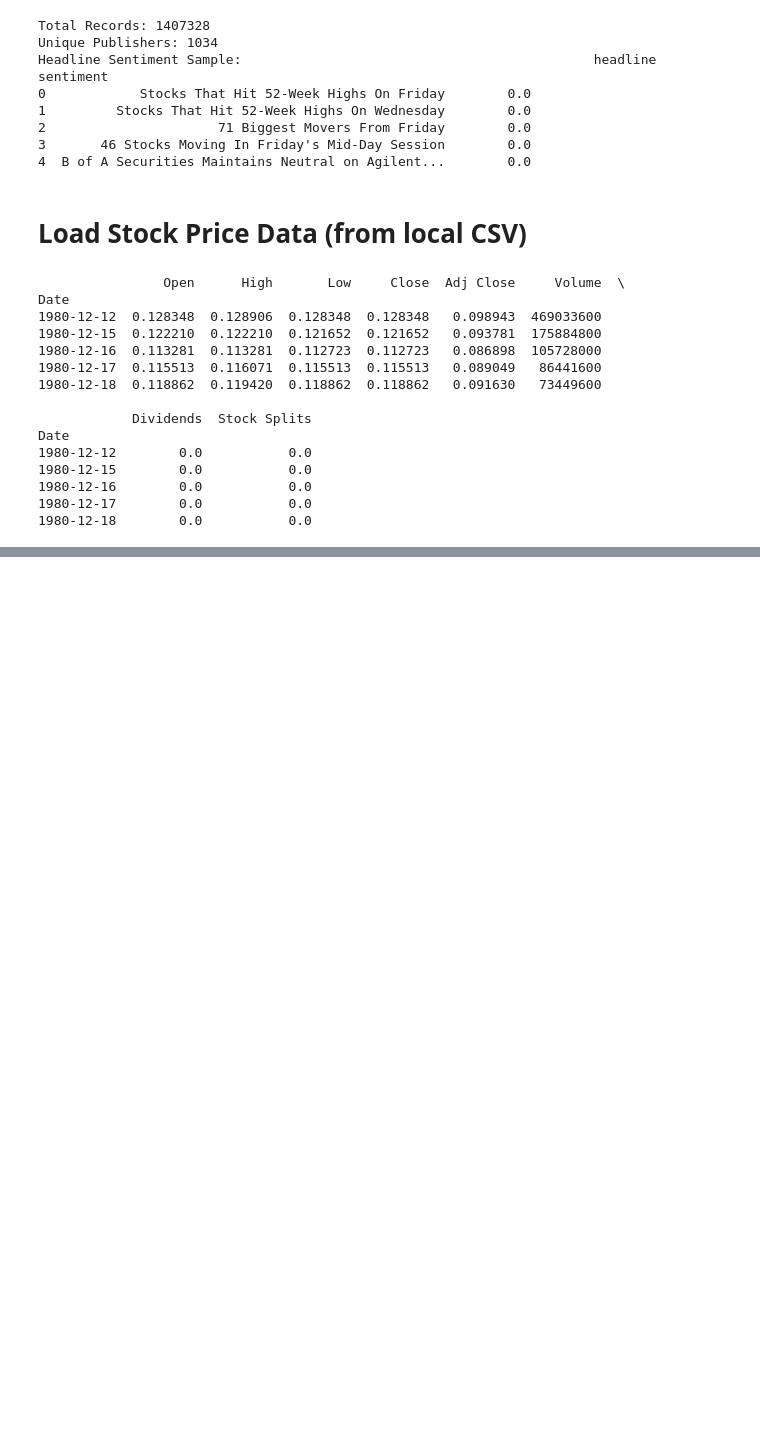
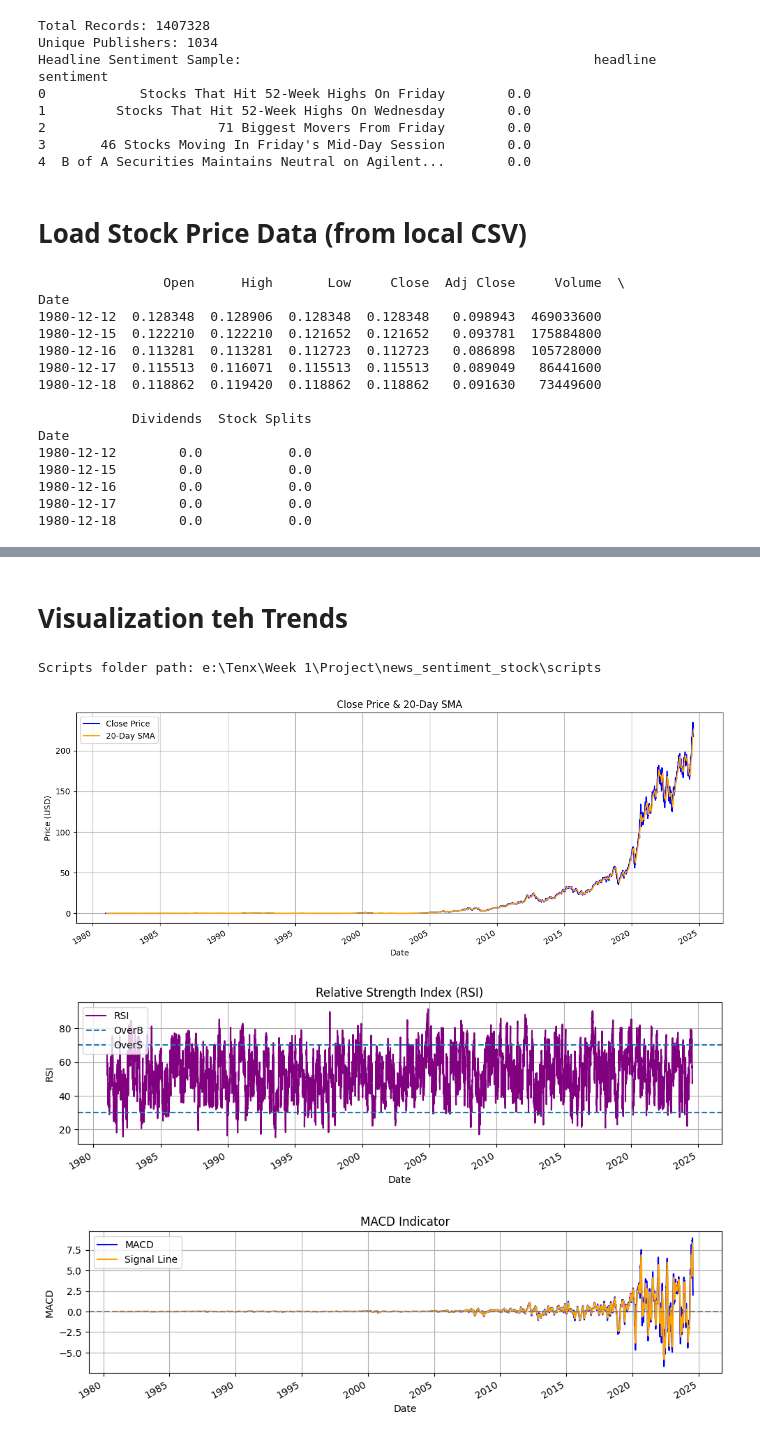
Before and after one commit to BetselotYitagesu/news_sentiment_stock, a Jupyter notebook: notebooks/eda_news_sentiment.ipynb, the cells around one changed output, grey strips where cells are left out. Drawn from its saved outputs; the diff is of its cells as text; code cells hidden in the pictures; blank space fills up the shorter version.

Commit message:
MAking the Plots Modular

```diff
--- a/notebooks/eda_news_sentiment.ipynb
+++ b/notebooks/eda_news_sentiment.ipynb
@@ -240,13 +239,13 @@ import pandas as pd
 
 # Load AAPL historical data from your local directory
 aapl_path = r"E:\Tenx\Week 1\Data\yfinance_data\AAPL_historical_data.csv"
-df = pd.read_csv(aapl_path, parse_dates=["Date"])
+df_2 = pd.read_csv(aapl_path, parse_dates=["Date"])
 
 # Set Date as the index
-df.set_index("Date", inplace=True)
+df_2.set_index("Date", inplace=True)
 
 # Preview the data
-print(df.head())
+print(df_2.head())
 # %% [output]
                 Open      High       Low     Close  Adj Close     Volume  \
 Date
@@ -269,16 +268,16 @@ Date
 import talib
 
 # Calculate RSI (Relative Strength Index)
-df["RSI"] = talib.RSI(df["Close"], timeperiod=14)
+df_2["RSI"] = talib.RSI(df_2["Close"], timeperiod=14)
 
 # Calculate SMA (Simple Moving Average)
-df["SMA_20"] = talib.SMA(df["Close"], timeperiod=20)
+df_2["SMA_20"] = talib.SMA(df_2["Close"], timeperiod=20)
 
 # Calculate MACD
-df["MACD"], df["MACD_Signal"], df["MACD_Hist"] = talib.MACD(df["Close"], fastperiod=12, slowperiod=26, signalperiod=9)
+df_2["MACD"], df_2["MACD_signal"], df_2["MACD_Hist"] = talib.MACD(df_2["Close"], fastperiod=12, slowperiod=26, signalperiod=9)
 
 # Optional: check the last few rows
-df.tail()
+df_2.tail()
 # %% [output]
 |  | Open | High | Low | Close | Adj Close | Volume | Dividends | Stock Splits | RSI | SMA_20 | ... |
 | Date |  |  |  |  |  |  |  |  |  |  | ... |
@@ -337,0 +299,30 @@ plt.show()
+# %% [markdown]
+# Visualization teh Trends
+# %%
+
+import sys
+import os
+
+# Add the parent directory of 'notebook' (which is the root) to sys.path
+# sys.path.append(os.path.abspath(".."))
+
+scripts_path = os.path.abspath("../scripts")
+print("Scripts folder path:", scripts_path)
+
+if scripts_path not in sys.path:
+    sys.path.insert(0, scripts_path)
+
+from data_visualization import Visualizer
+
+
+# Assuming df_apple is your DataFrame with indicators
+viz = Visualizer(df_2)
+
+viz.plot_close_with_sma()
+viz.plot_rsi()
+viz.plot_macd()
+# %% [output]
+Scripts folder path: e:\Tenx\Week 1\Project\news_sentiment_stock\scripts
+[figure, added]
+[figure, added]
+[figure, added]
```
Also changed, not shown: parts of 8 cells of this notebook, 2 other files.
